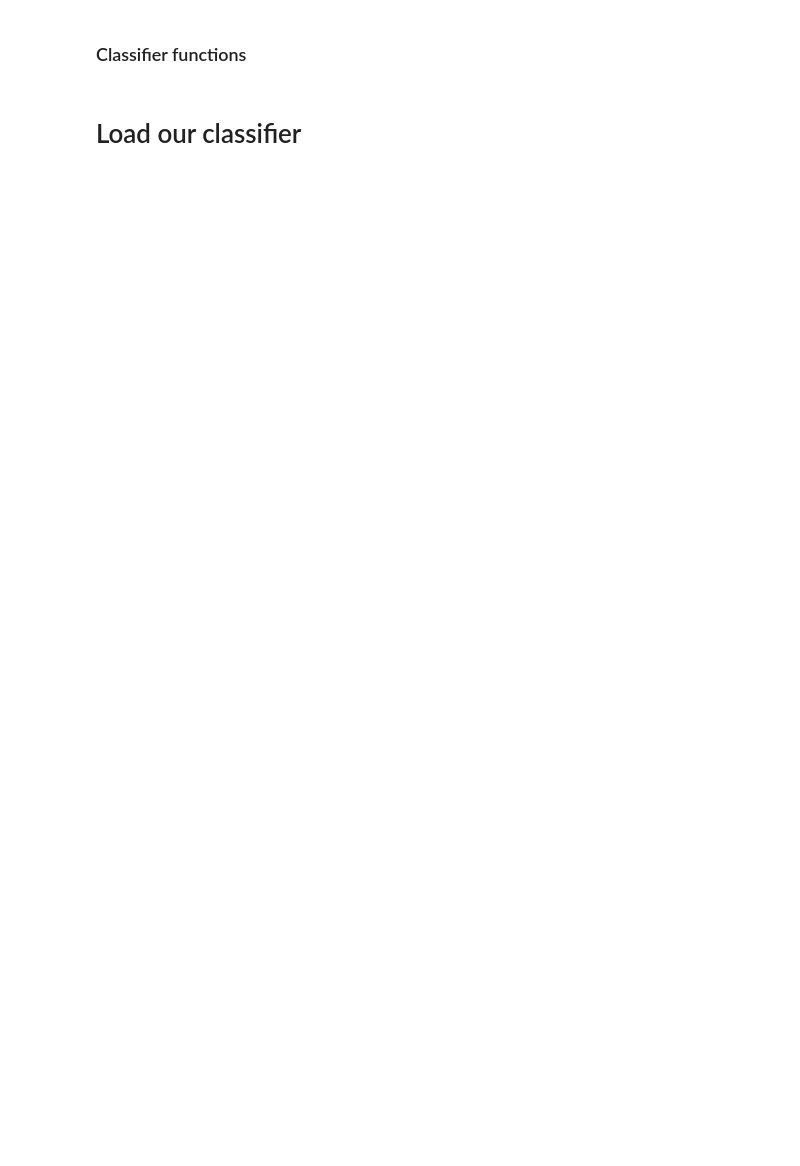
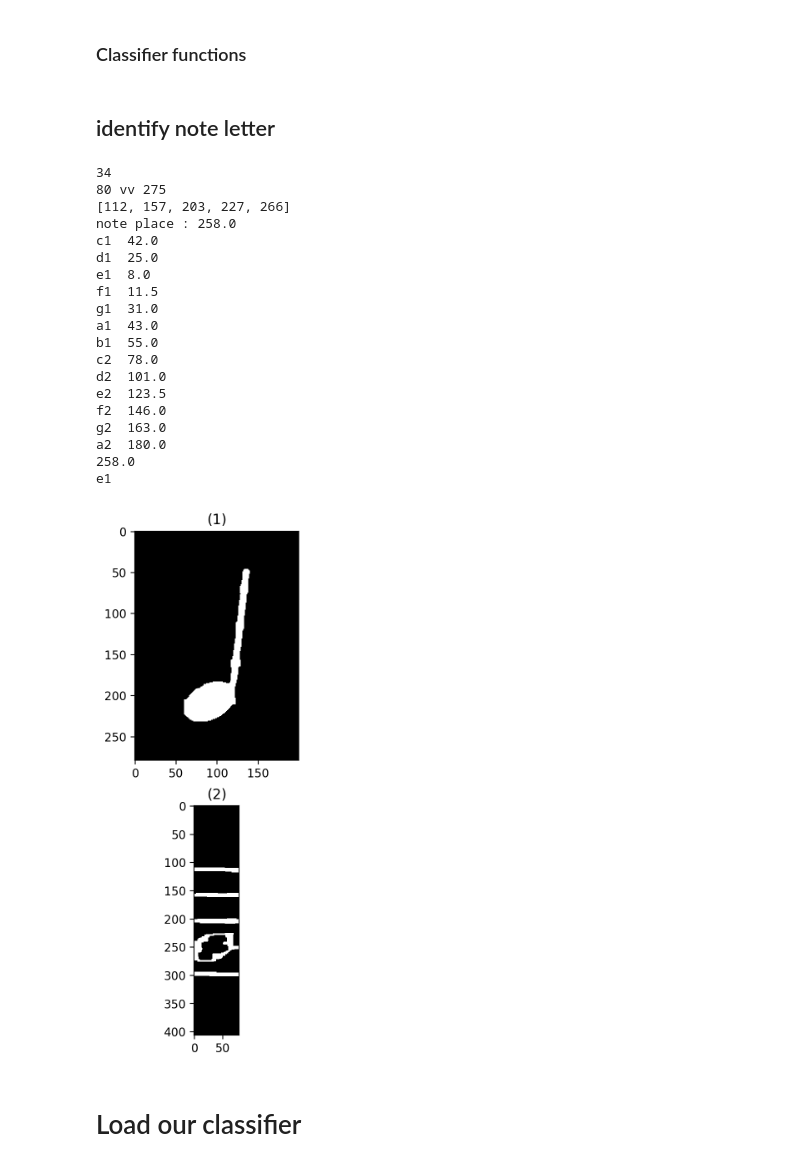
Before and after one commit to Yaamani/omr-image-processing, a Jupyter notebook: AlgorithmF.ipynb, the cells around one changed output. Drawn from its saved outputs; the diff is of its cells as text; code cells hidden in the pictures; blank space fills up the shorter version.

```diff
--- a/AlgorithmF.ipynb
+++ b/AlgorithmF.ipynb
@@ -231,3 +231,5 @@ def extract_features_for_all(imgs, feature_set='hog'):
             del labels[i]
 
     return features
+# %% [markdown]
+## identify note letter
@@ -234,3 +319,31 @@ def extract_features_for_all(imgs, feature_set='hog'):
+# %%
+print(distance_between_staves)
+kk = 10
+print(get_letter()
+#174
+
+my_show_images([list_of_notes_classification_ready[0][kk],list_of_notes_staff_lines_classification_ready[0][kk]])
+# %% [output]
+34
+80 vv 275
+[112, 157, 203, 227, 266]
+note place : 258.0
+c1  42.0
+d1  25.0
+e1  8.0
+f1  11.5
+g1  31.0
+a1  43.0
+b1  55.0
+c2  78.0
+d2  101.0
+e2  123.5
+f2  146.0
+g2  163.0
+a2  180.0
+258.0
+e1
+[figure, added]
 # %% [markdown]
 # Load our classifier
 # %%
```
Also changed, not shown: parts of 14 cells of this notebook.
